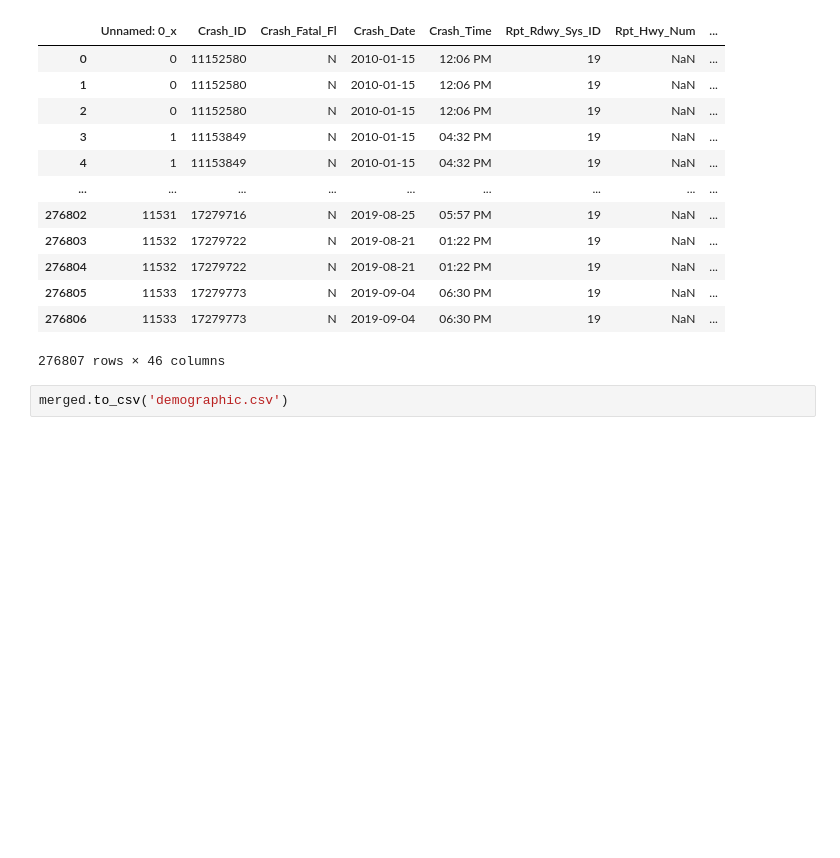
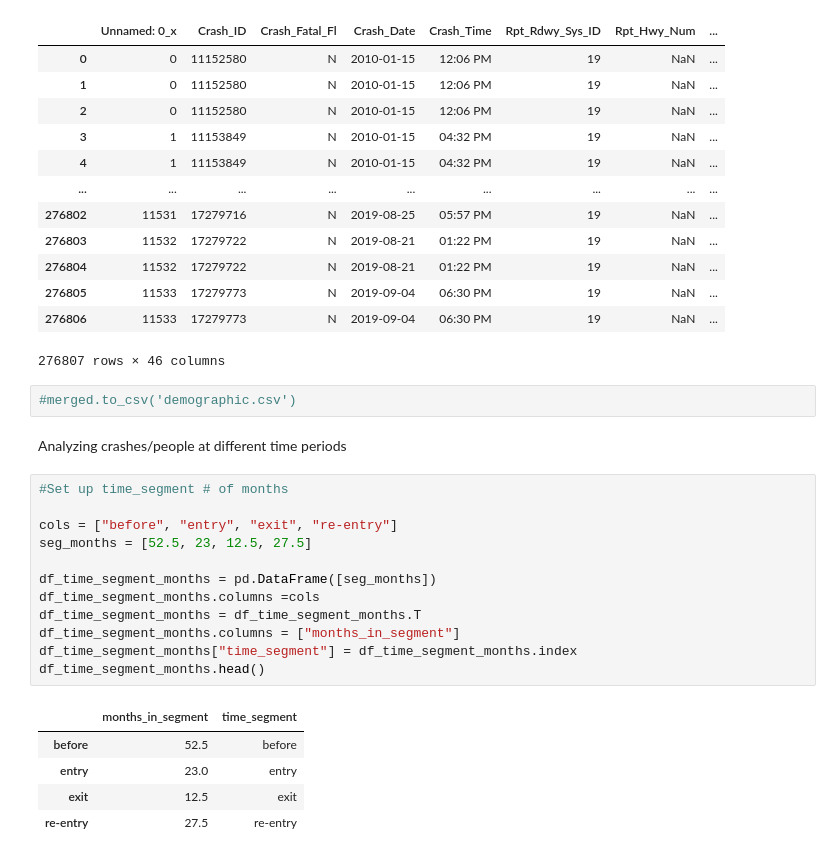
Before and after one commit to rmmeade/Data-Mgmt-Project, a Jupyter notebook: Cleaned Data and Source Code/Demographics.ipynb, the cells around one changed output. Cells and saved outputs as stored; diff of their text form; blank space fills up the shorter version.

```diff
--- a/Cleaned Data and Source Code/Demographics.ipynb
+++ b/Cleaned Data and Source Code/Demographics.ipynb
@@ -145,4 +145,24 @@ merged
 | 276806 | 11533 | 17279773 | N | 2019-09-04 | 06:30 PM | 19 | NaN | ... |
 276807 rows × 46 columns
 # %%
-merged.to_csv('demographic.csv')
+#merged.to_csv('demographic.csv')
+# %% [markdown]
+Analyzing crashes/people at different time periods
+# %%
+#Set up time_segment # of months
+
+cols = ["before", "entry", "exit", "re-entry"]
+seg_months = [52.5, 23, 12.5, 27.5]
+
+df_time_segment_months = pd.DataFrame([seg_months])
+df_time_segment_months.columns =cols
+df_time_segment_months = df_time_segment_months.T
+df_time_segment_months.columns = ["months_in_segment"]
+df_time_segment_months["time_segment"] = df_time_segment_months.index
+df_time_segment_months.head()
+# %% [output]
+|  | months_in_segment | time_segment |
+| before | 52.5 | before |
+| entry | 23.0 | entry |
+| exit | 12.5 | exit |
+| re-entry | 27.5 | re-entry |
```
Also changed, not shown: parts of 7 cells of this notebook, 1 other file.
